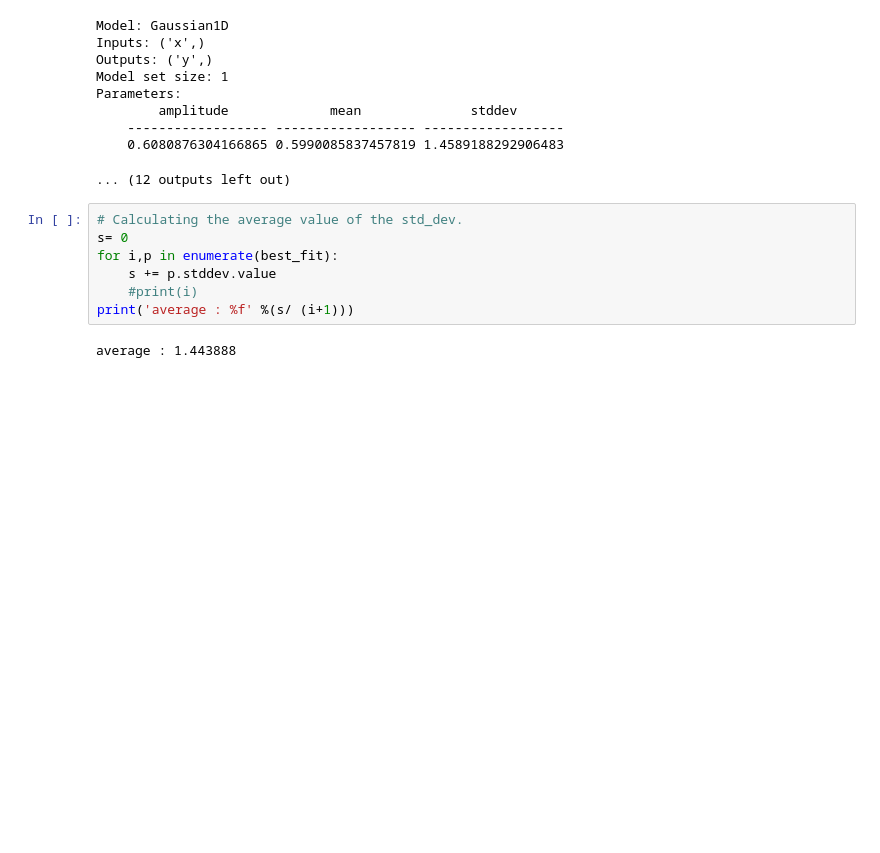
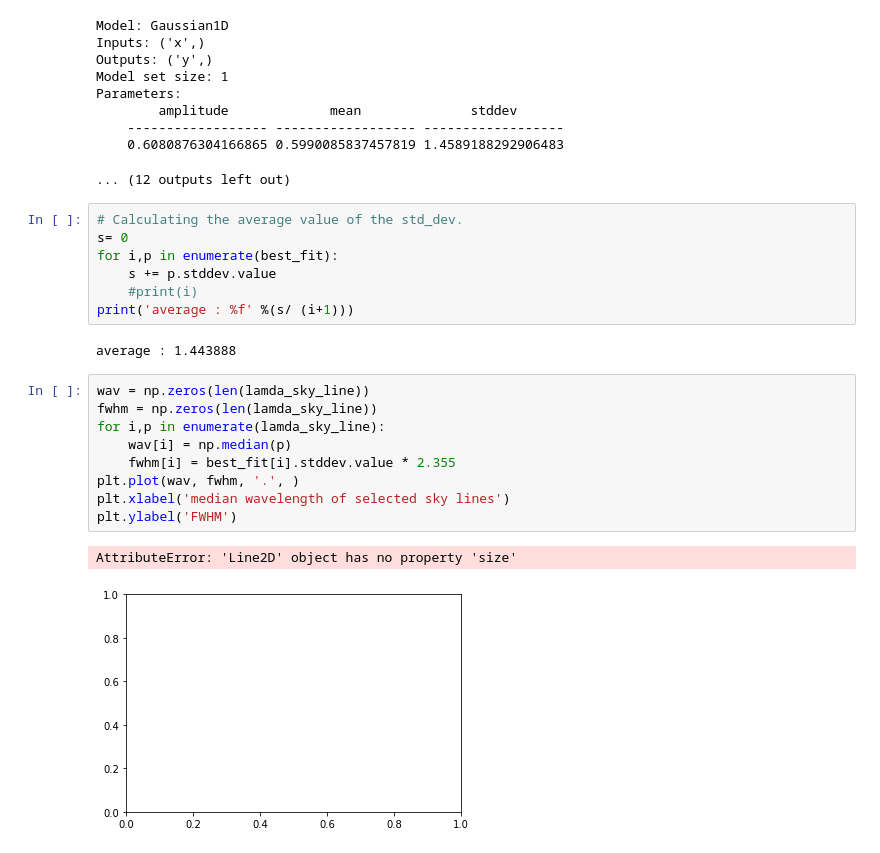
Before and after one commit to pmozumdar/ppxf_code, a Jupyter notebook: gaussian_fit_RXJ113.ipynb, the cells around one changed output. Saved outputs shown, nothing was run; the diff lists cells and outputs as text; blank space fills up the shorter version.

```diff
--- a/gaussian_fit_RXJ113.ipynb
+++ b/gaussian_fit_RXJ113.ipynb
@@ -195,3 +195,15 @@ for i,p in enumerate(best_fit):
 print('average : %f' %(s/ (i+1)))
 # %% [output]
 average : 1.443888
+# %%
+wav = np.zeros(len(lamda_sky_line))
+fwhm = np.zeros(len(lamda_sky_line))
+for i,p in enumerate(lamda_sky_line):
+    wav[i] = np.median(p)
+    fwhm[i] = best_fit[i].stddev.value * 2.355
+plt.plot(wav, fwhm, '.', )
+plt.xlabel('median wavelength of selected sky lines')
+plt.ylabel('FWHM')
+# %% [output]
+AttributeError: 'Line2D' object has no property 'size'
+[figure, added]
```
Also changed, not shown: parts of 10 cells of this notebook.
